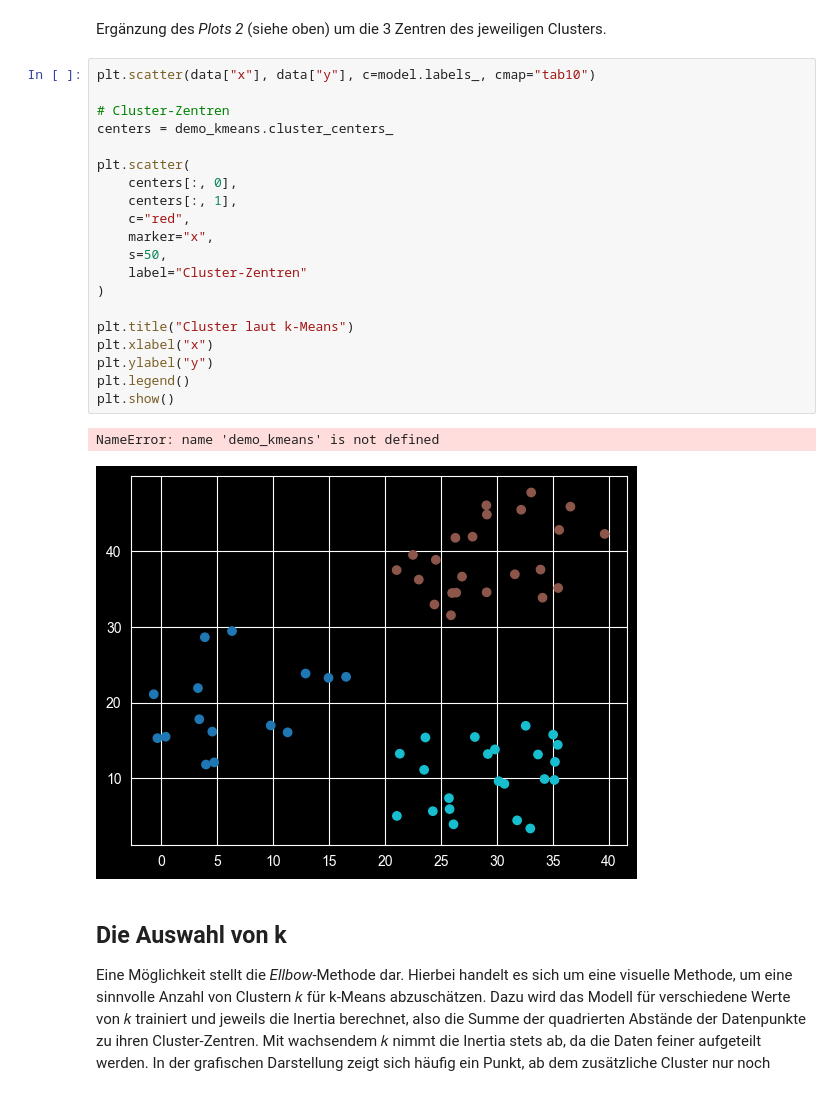
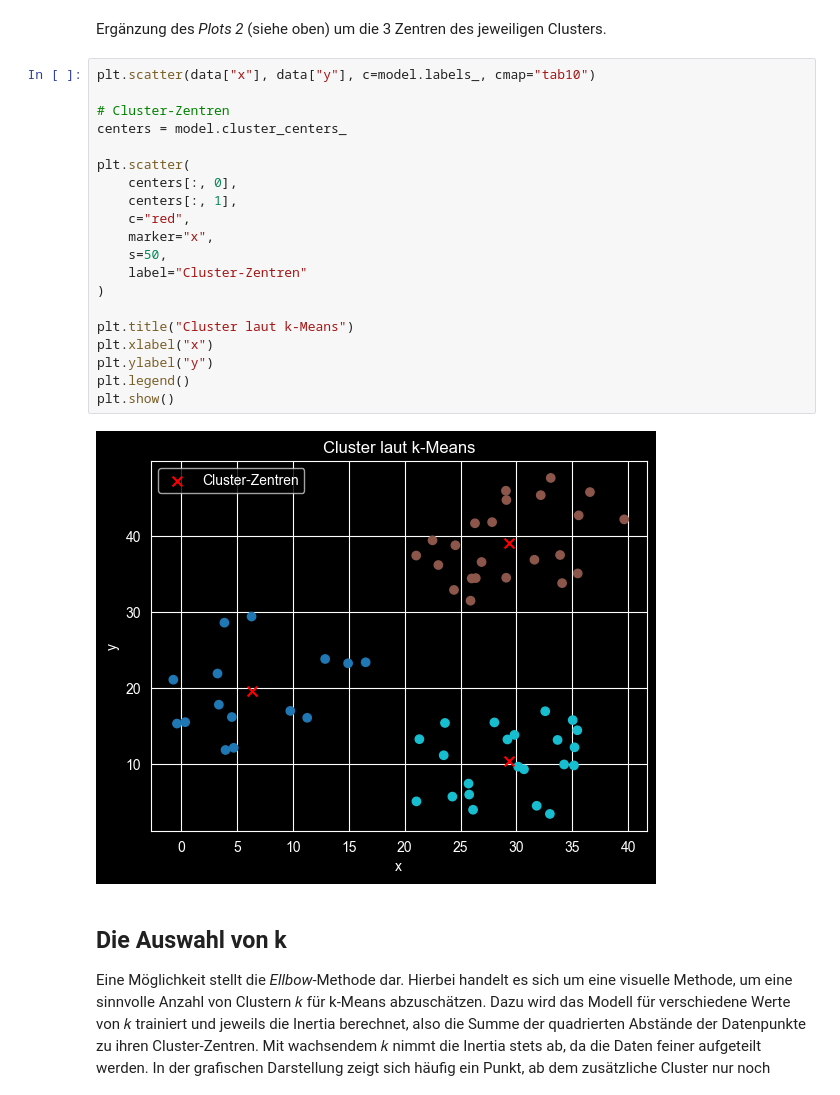
Before and after one commit to MoritzGraschopf/SJ25_5AHIT_DSAI_Graschopf, a Jupyter notebook: Übungen/DSAI5_UE03-Unsupervised-Learning/DSAI5-K-Mean-Demo.ipynb, the cells around one changed output. Drawn from its saved outputs; the diff is of its cells as text.

Commit message:
fix: update execution metadata and correct variable name in k-Means clustering demo notebook

```diff
--- a/Übungen/DSAI5_UE03-Unsupervised-Learning/DSAI5-K-Mean-Demo.ipynb
+++ b/Übungen/DSAI5_UE03-Unsupervised-Learning/DSAI5-K-Mean-Demo.ipynb
@@ -94,26 +94,25 @@ Ergänzung des *Plots 2* (siehe oben) um die 3 Zentren des jeweiligen Clusters.
 # %%
 plt.scatter(data["x"], data["y"], c=model.labels_, cmap="tab10")
 
 # Cluster-Zentren
-centers = demo_kmeans.cluster_centers_
+centers = model.cluster_centers_
 
 plt.scatter(
     centers[:, 0],
     centers[:, 1],
     c="red",
     marker="x",
     s=50,
     label="Cluster-Zentren"
 )
 
 plt.title("Cluster laut k-Means")
 plt.xlabel("x")
 plt.ylabel("y")
 plt.legend()
 plt.show()
 # %% [output]
-NameError: name 'demo_kmeans' is not defined
-[figure, old version]
+[figure, new version]
 # %% [markdown]
 ## Die Auswahl von k
 
```
